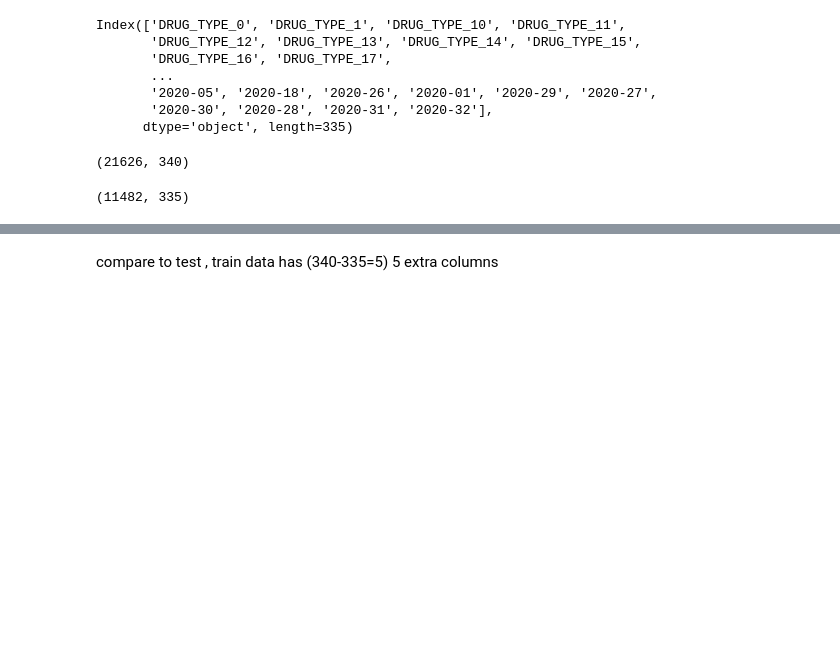
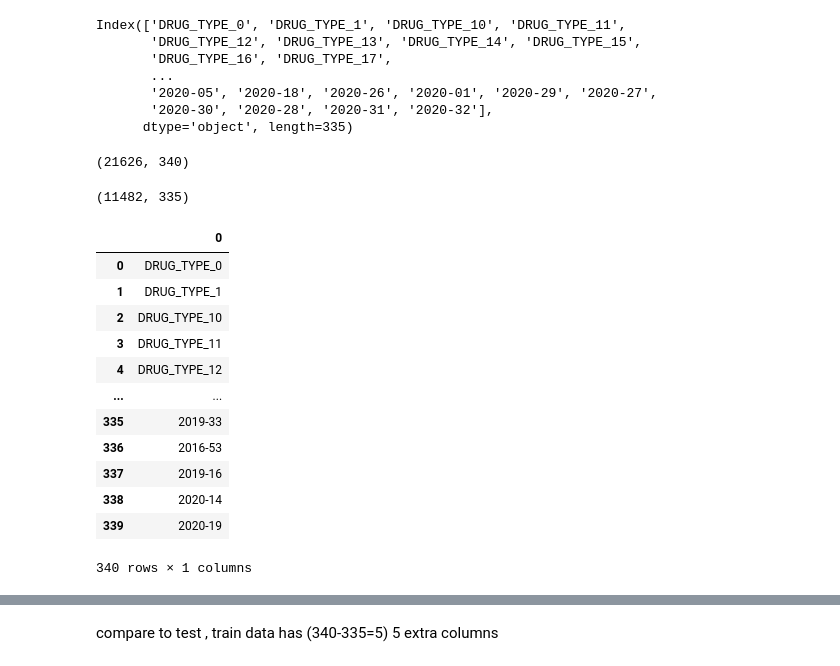
Before and after one commit to venkatesh-r96/Structured-Data-Assignment, a Jupyter notebook: 001.ipynb, the cells around one changed output, grey strips where cells are left out. Cells and saved outputs as stored; diff of their text form; code cells hidden in the pictures; blank space fills up the shorter version.

```diff
--- a/001.ipynb
+++ b/001.ipynb
@@ -529,7 +606,7 @@ F1 score: 0.6893175928591996
 # Random Forest
 # %%
 from sklearn.ensemble import RandomForestClassifier
-rf = RandomForestClassifier(n_estimators =100, max_depth=5, max_features=6, random_state=108)
+rf = RandomForestClassifier(n_estimators =100, max_depth=8, max_features=18, random_state=108)
 
 # fit the model
 rf.fit(X_train,y_train)
@@ -569,7 +646,7 @@ from sklearn.model_selection import cross_val_score
 from sklearn.preprocessing import LabelEncoder
 # %%
 # initialize the model
-for lr in [0.01,0.05,0.1,0.5,0.7,1]:
+for lr in [0.01,0.03,0.05,0.08,0.1,0.5,0.7,1]:
   model = xgb.XGBRegressor(learning_rate = lr, n_estimators = 100, verbosity = 0)
 
   # train the model
@@ -746,3 +821,20 @@ X_train.shape
 merged_df_test.shape
 # %% [output]
 (11482, 335)
+# %%
+col1 = pd.DataFrame(X_train.columns)
+col1
+# %% [output]
+|  | 0 |
+| 0 | DRUG_TYPE_0 |
+| 1 | DRUG_TYPE_1 |
+| 2 | DRUG_TYPE_10 |
+| 3 | DRUG_TYPE_11 |
+| 4 | DRUG_TYPE_12 |
+| ... | ... |
+| 335 | 2019-33 |
+| 336 | 2016-53 |
+| 337 | 2019-16 |
+| 338 | 2020-14 |
+| 339 | 2020-19 |
+340 rows × 1 columns
```
Also changed, not shown: parts of 30 cells of this notebook.
